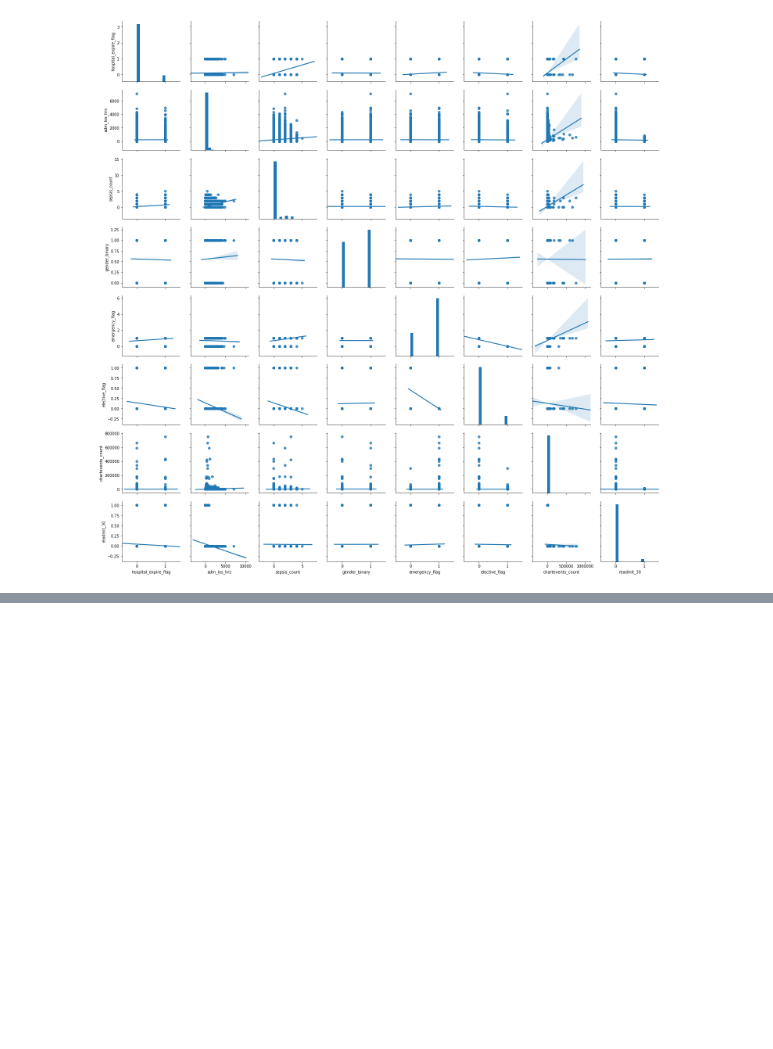
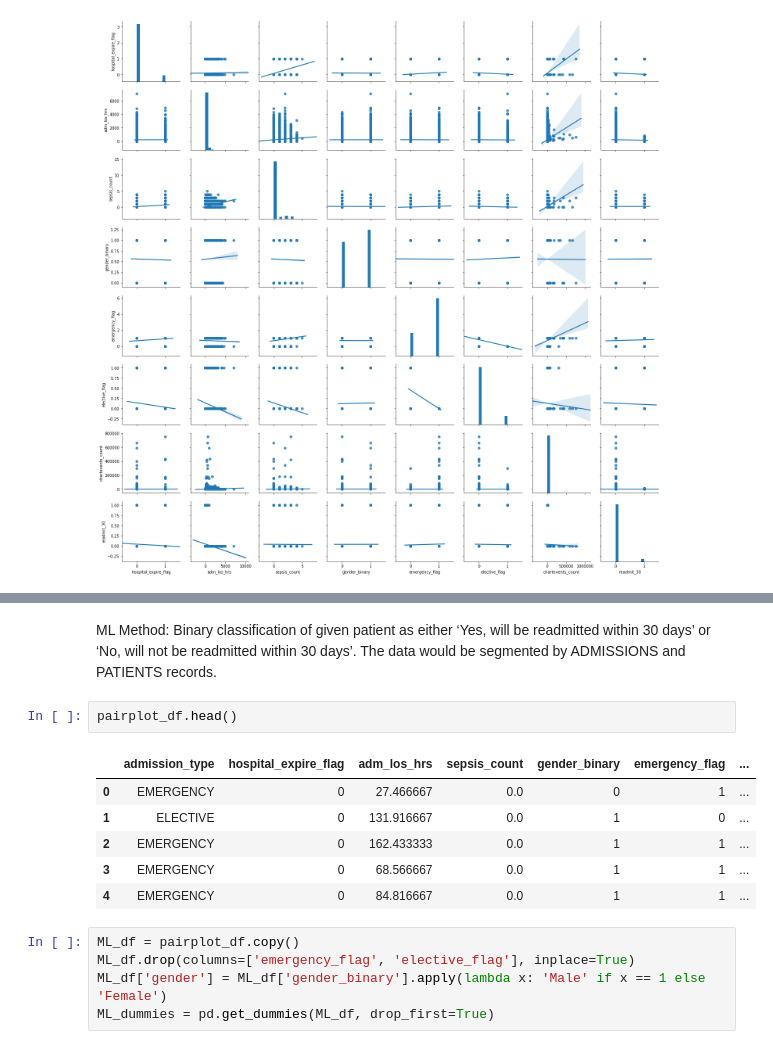
Before and after one commit to Bcromas/618_Final_Project, a Jupyter notebook: 618_Draft_FInal_Proj-Q3.ipynb, the cells around one changed output, grey strips where cells are left out. Saved outputs shown, nothing was run; the diff lists cells and outputs as text; blank space fills up the shorter version.

```diff
--- a/618_Draft_FInal_Proj-Q3.ipynb
+++ b/618_Draft_FInal_Proj-Q3.ipynb
@@ -349,0 +352,16 @@ sns.pairplot(pairplot_df_test, kind="reg");
+# %% [markdown]
+ML Method: Binary classification of given patient as either ‘Yes, will be readmitted within 30 days’ or ‘No, will not be readmitted within 30 days’. The data would be segmented by ADMISSIONS and PATIENTS records.
+# %%
+pairplot_df.head()
+# %% [output]
+|  | admission_type | hospital_expire_flag | adm_los_hrs | sepsis_count | gender_binary | emergency_flag | ... |
+| 0 | EMERGENCY | 0 | 27.466667 | 0.0 | 0 | 1 | ... |
+| 1 | ELECTIVE | 0 | 131.916667 | 0.0 | 1 | 0 | ... |
+| 2 | EMERGENCY | 0 | 162.433333 | 0.0 | 1 | 1 | ... |
+| 3 | EMERGENCY | 0 | 68.566667 | 0.0 | 1 | 1 | ... |
+| 4 | EMERGENCY | 0 | 84.816667 | 0.0 | 1 | 1 | ... |
+# %%
+ML_df = pairplot_df.copy()
+ML_df.drop(columns=['emergency_flag', 'elective_flag'], inplace=True)
+ML_df['gender'] = ML_df['gender_binary'].apply(lambda x: 'Male' if x == 1 else 'Female')
+ML_dummies = pd.get_dummies(ML_df, drop_first=True)
```
Also changed, not shown: parts of 19 cells of this notebook, 1 other file.
